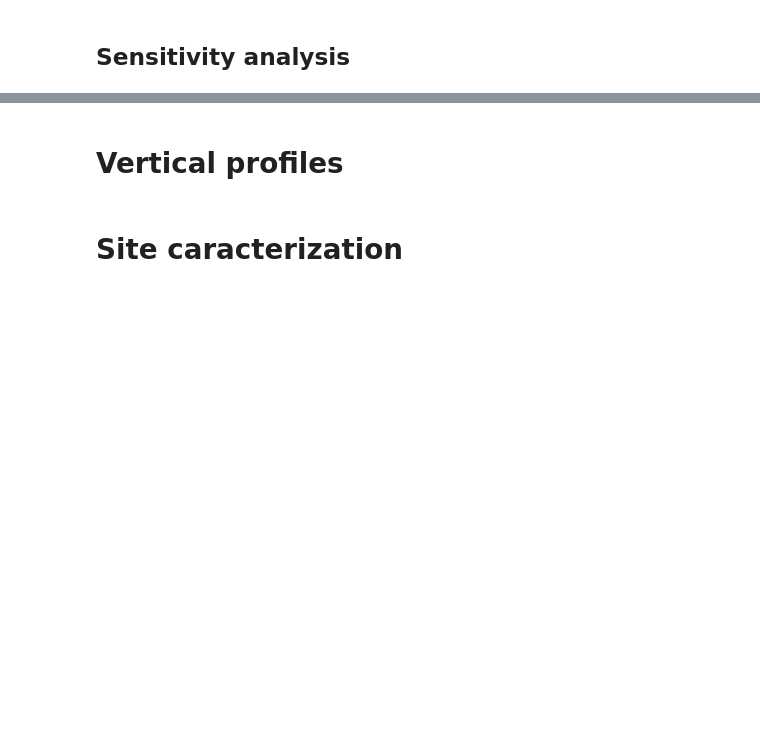
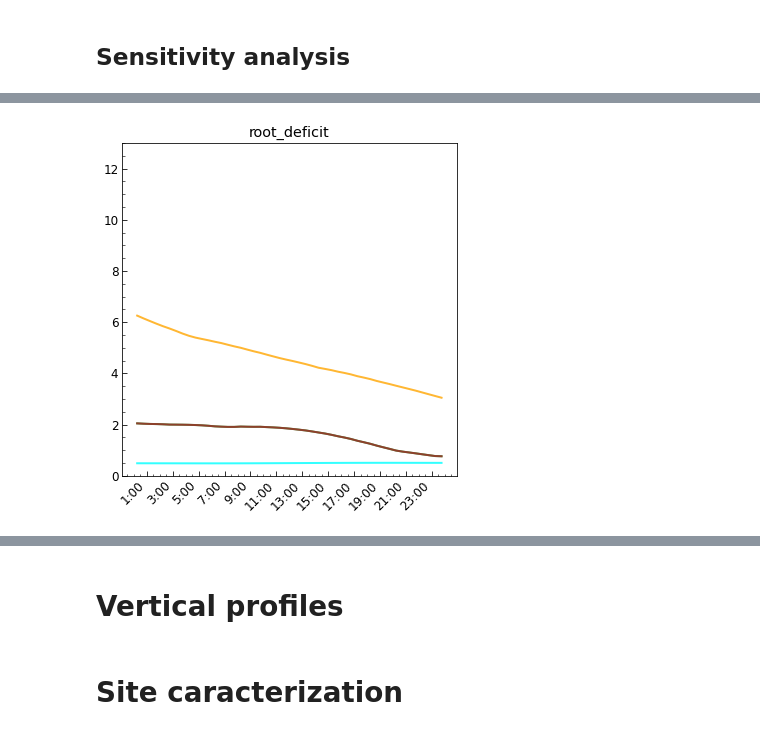
Before and after one commit to ptiengou/netcdf-scripts, a Jupyter notebook: python_notebooks/LMDZOR/LAM_08_HFnative.ipynb, the cells around one changed output, grey strips where cells are left out. Cells and saved outputs as stored; diff of their text form; code cells hidden in the pictures; blank space fills up the shorter version.

```diff
--- a/python_notebooks/LMDZOR/LAM_08_HFnative.ipynb
+++ b/python_notebooks/LMDZOR/LAM_08_HFnative.ipynb
@@ -1066,26 +1313,28 @@ time_series_ave(ds_list_els, var, ds_colors=True, ds_linestyle=True, title=title
 # %%
-vmin=-100000
-vmax=0
-vmin, vmax=None, None
+# vmin=-100000
+# vmax=0
+# vmin, vmax=None, None
 # title='{} ({})'.format(var, ds1[var].attrs['units'])
 title=var
 
 # ds_list=[]
 # if var in ds1.variables:
 #     ds_list=[ds1]
 # ds_list+=[]
 diurnal_cycle_ave(ds_list_cen, var, ds_colors=True,
                 title=title, vmin=vmin, vmax=vmax,
                 legend_out=legend_out)
-
-# vmin, vmax=None, None
-# vmin,vmax=0,30
-# ds_list=[]
-# if var in ds2.variables:
-#     ds_list=[ds2]
-# ds_list+=[]
-diurnal_cycle_ave(ds_list_els, var, ds_colors=True,
-                  title=title, vmin=vmin, vmax=vmax,
-                  legend_out=legend_out, ds_linestyle=True,)
+if plot_els_plans:
+    vmin, vmax=None, None
+    vmin,vmax=0,30
+    ds_list=[]
+    if var in ds2.variables:
+        ds_list=[ds2]
+    ds_list+=[]
+    diurnal_cycle_ave(ds_list_els, var, ds_colors=True,
+                    title=title, vmin=vmin, vmax=vmax,
+                    legend_out=legend_out, ds_linestyle=True,)
+# %% [output]
+[figure, added]
 # %%
 return()
```
Also changed, not shown: parts of 22 cells of this notebook.
